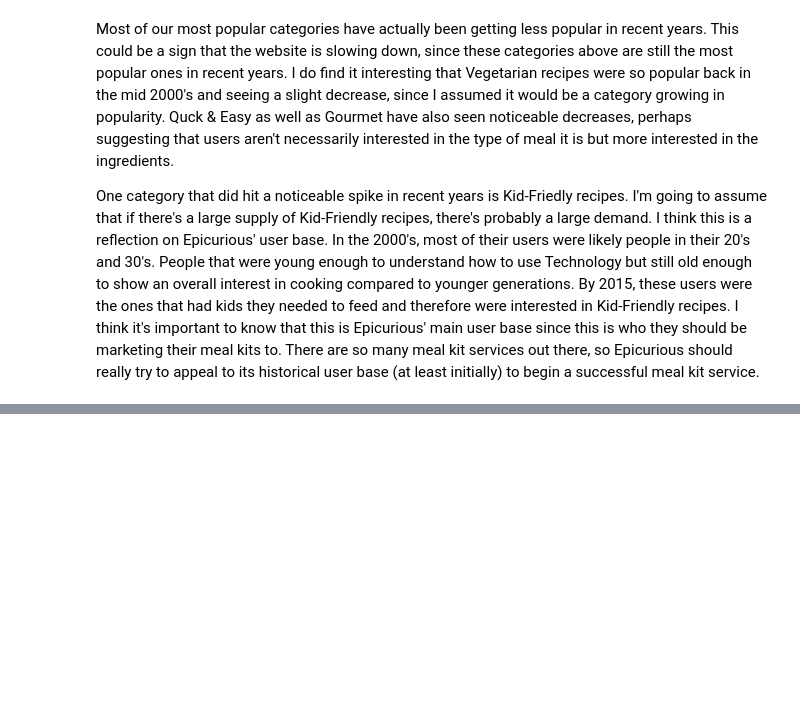
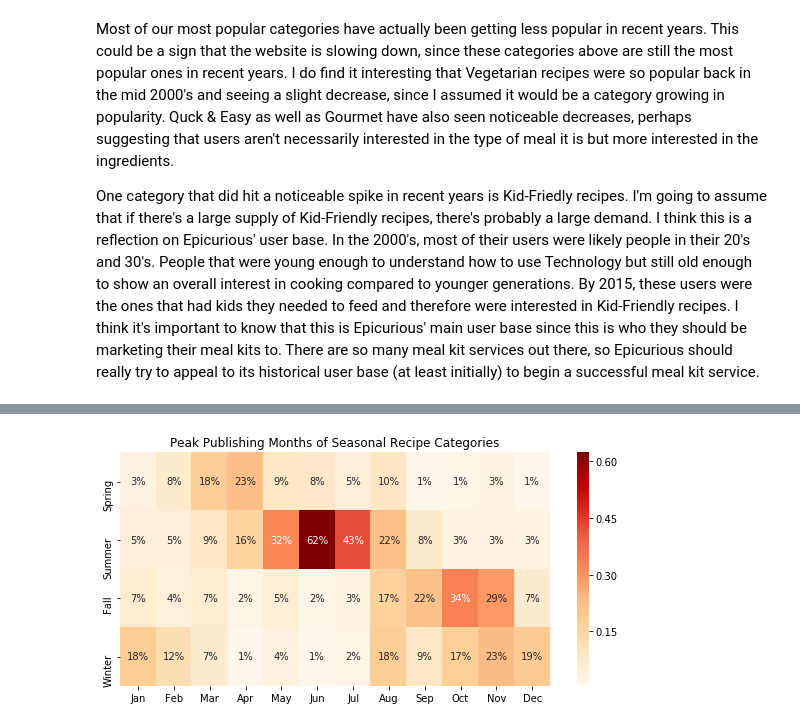
Before and after one commit to isabelvanzijl/Capstone-Project-2, a Jupyter notebook: Exploratory_Data_Analysis.ipynb, the cells around one changed output, grey strips where cells are left out. Drawn from its saved outputs; the diff is of its cells as text; code cells hidden in the pictures; blank space fills up the shorter version.

```diff
--- a/Exploratory_Data_Analysis.ipynb
+++ b/Exploratory_Data_Analysis.ipynb
@@ -396,3 +432,13 @@ for k in range(len(top_cats)):
 Most of our most popular categories have actually been getting less popular in recent years. This could be a sign that the website is slowing down, since these categories above are still the most popular ones in recent years. I do find it interesting that Vegetarian recipes were so popular back in the mid 2000's and seeing a slight decrease, since I assumed it would be a category growing in popularity. Quck & Easy as well as Gourmet have also seen noticeable decreases, perhaps suggesting that users aren't necessarily interested in the type of meal it is but more interested in the ingredients.
 
 One category that did hit a noticeable spike in recent years is Kid-Friedly recipes. I'm going to assume that if there's a large supply of Kid-Friendly recipes, there's probably a large demand. I think this is a reflection on Epicurious' user base. In the 2000's, most of their users were likely people in their 20's and 30's. People that were young enough to understand how to use Technology but still old enough to show an overall interest in cooking compared to younger generations. By 2015, these users were the ones that had kids they needed to feed and therefore were interested in Kid-Friendly recipes. I think it's important to know that this is Epicurious' main user base since this is who they should be marketing their meal kits to. There are so many meal kit services out there, so Epicurious should really try to appeal to its historical user base (at least initially) to begin a successful meal kit service.
+# %%
+# SEASONAL RECIPES
+
+# list seasonal categories for easy access
+seasons = ['Spring', 'Summer', 'Fall', 'Winter']
+
+# construct pivot table of average count of that category in each month (2005 onwards)
+seasonal_cat_by_month = df_cat.groupby(pd.to_datetime(df_cat.loc[2005:,:]['Date Time']).dt.month)[categories].mean()[seasons]
+seasonal_cat_by_month.index = ['Jan','Feb','Mar','Apr','May','Jun','Jul','Aug','Sep','Oct','Nov','Dec']
+seasonal_cat_by_month
@@ -398,0 +459,8 @@ One category that did hit a noticeable spike in recent years is Kid-Friedly reci
+# %%
+fig = plt.figure(figsize = (8,4))
+plt.title("Peak Publishing Months of Seasonal Recipe Categories")
+ax = sns.heatmap(seasonal_cat_by_month.T, annot=True, cmap='OrRd', fmt='.0%')
+plt.tight_layout()
+plt.show()
+# %% [output]
+[figure, added]
```
Also changed, not shown: parts of 9 cells of this notebook.
